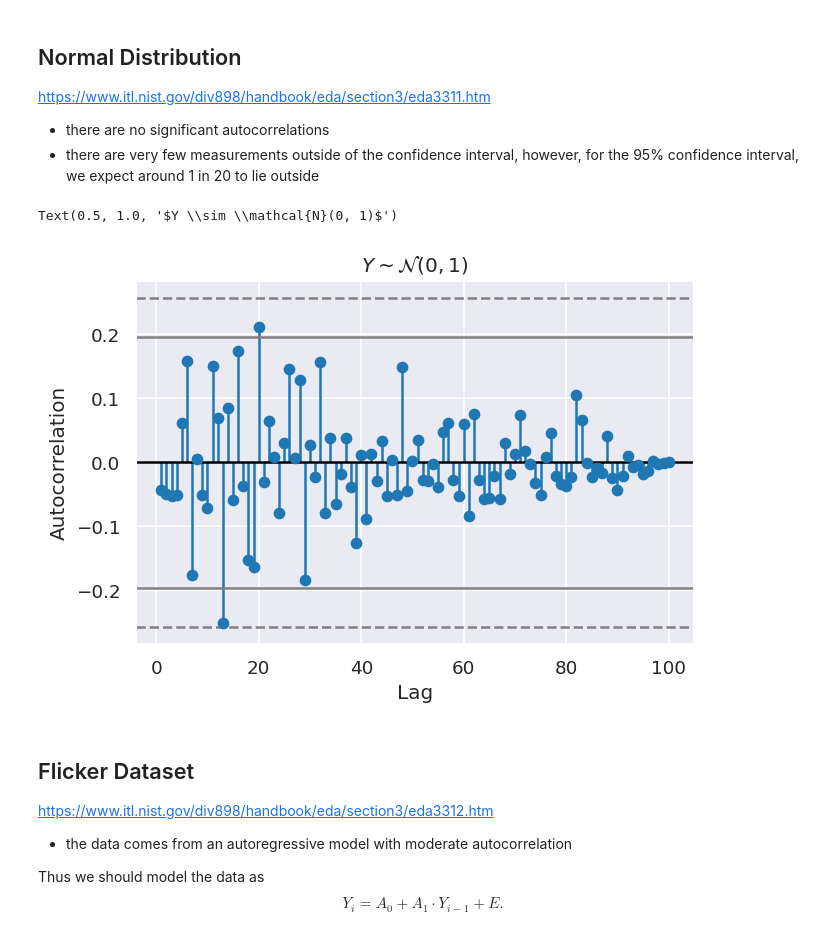
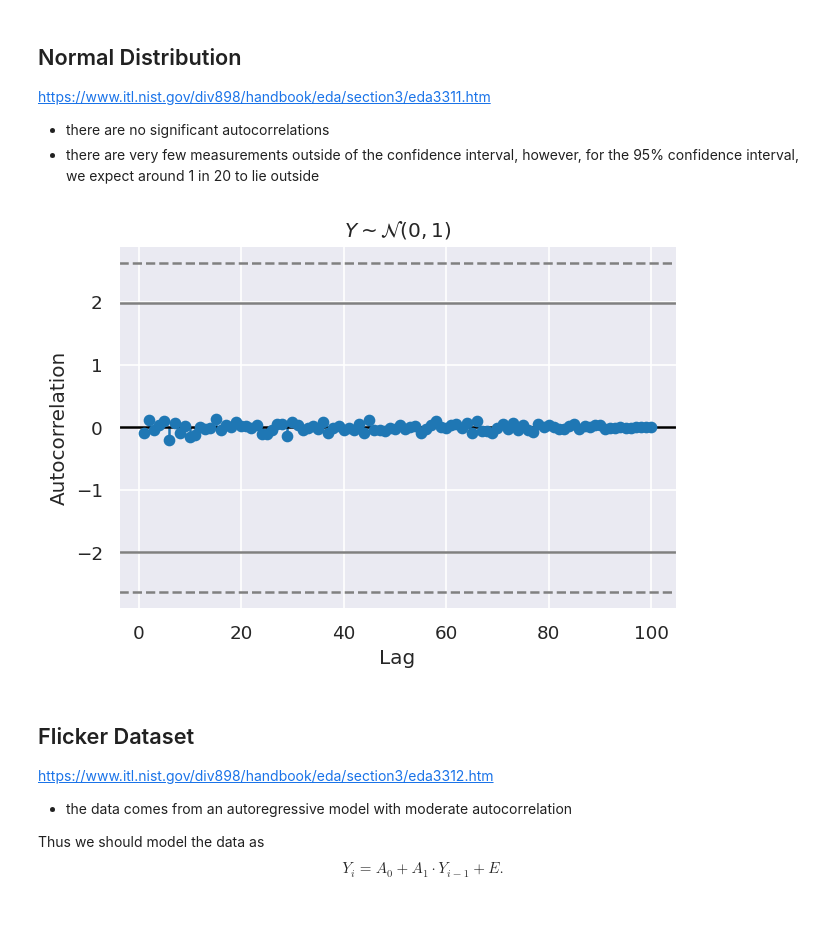
Before and after one commit to cgahr/exploratoryDataAnalysis, a Jupyter notebook: notebooks/1-3-3-1_autocorrelation_plot.ipynb, the cells around one changed output. Cells and saved outputs as stored; diff of their text form; code cells hidden in the pictures.

```diff
--- a/notebooks/1-3-3-1_autocorrelation_plot.ipynb
+++ b/notebooks/1-3-3-1_autocorrelation_plot.ipynb
@@ -26,11 +26,10 @@ https://www.itl.nist.gov/div898/handbook/eda/section3/eda3311.htm
 # %%
 x = np.random.normal(0, 1, 100)
 
-plot_autocorrelation(x)
+autocorrelation_plot(x)
 _ = plt.gca().set_title(r"$Y \sim \mathcal{N}(0, 1)$")
 # %% [output]
-Text(0.5, 1.0, '$Y \\sim \\mathcal{N}(0, 1)$')
-[figure, old version]
+[figure, new version]
 # %% [markdown]
 ## Flicker Dataset
 
```
Also changed, not shown: parts of 4 cells of this notebook, 12 other files.
